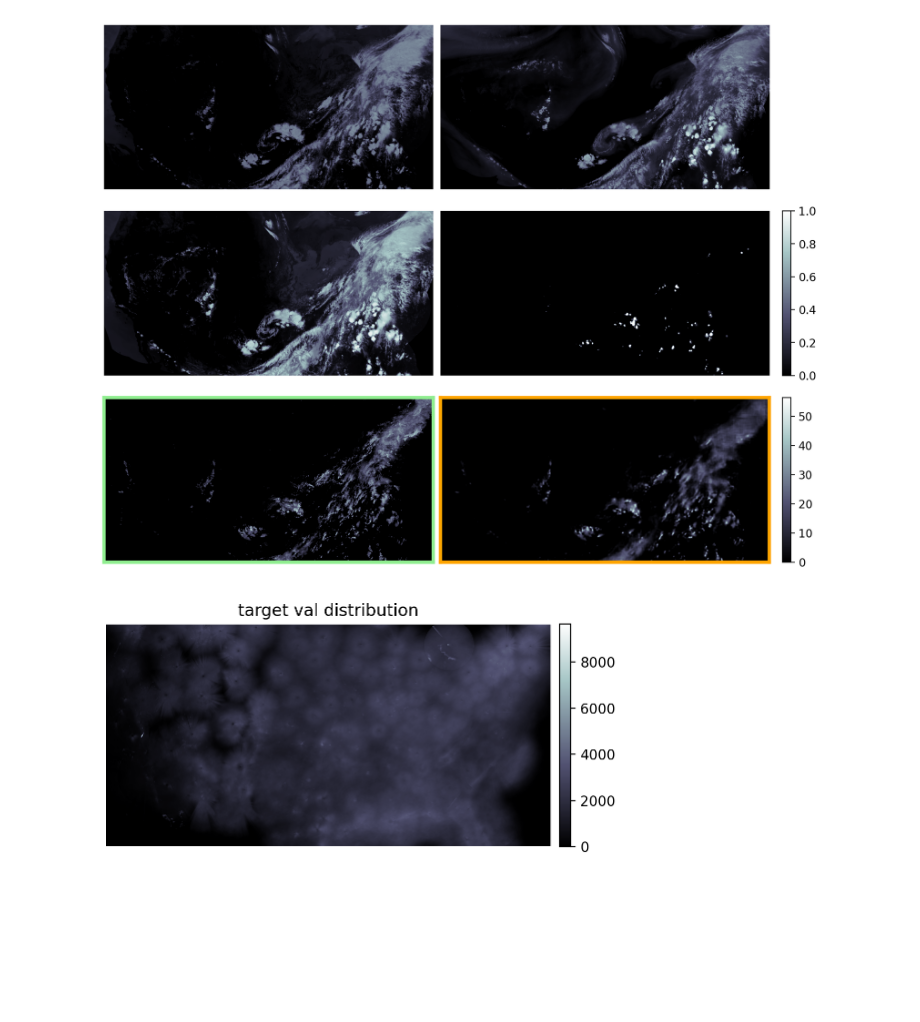
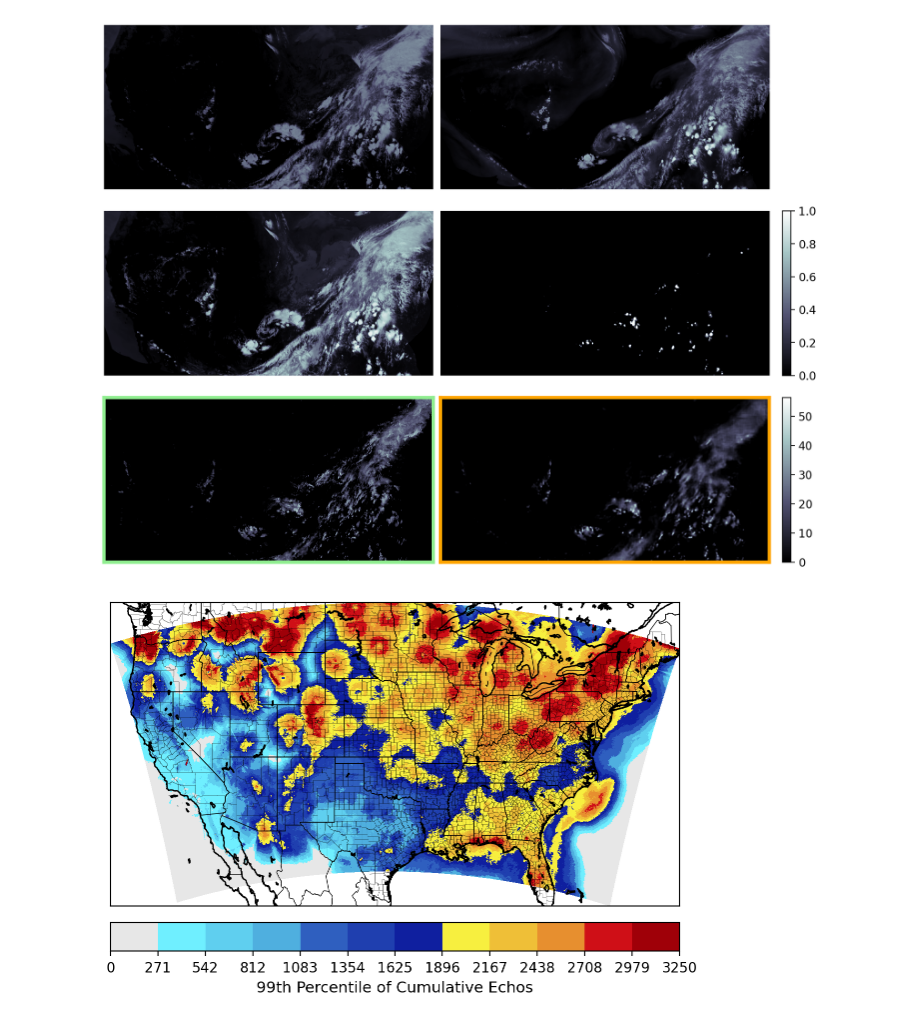
Before and after one commit to stockeh/srvit, a Jupyter notebook: notebooks/viz.ipynb, the cells around one changed output. Cells and saved outputs as stored; diff of their text form; code cells hidden in the pictures; blank space fills up the shorter version.

```diff
--- a/notebooks/viz.ipynb
+++ b/notebooks/viz.ipynb
@@ -135,11 +225,0 @@ output_sample_counts = np.load(os.path.join(data_dir, 'out', f'output_sample_cou
-# %%
-fig, ax = plt.subplots(1,1, figsize=(6,4))
-im = ax.imshow(distribution_sample_map, cmap='bone')
-ax.axis('off')
-fig.colorbar(im, ax=ax, fraction=0.024, pad=0.02)
-ax.set_title(f'target {dataset} distribution')
-# fig.savefig(f'../media/distribution_map_{dataset}.png', dpi=300, bbox_inches='tight')
-
-plt.show()
-# %% [output]
-[figure, removed]
@@ -152 +254,56 @@ from scipy.stats import gaussian_kde
+# %%
+## OLD
+# distribution_sample_map = np.flip(distribution_sample_map, axis=0)
+# fig, ax = plt.subplots(1,1, figsize=(6,4), constrained_layout=True)
+# im = ax.imshow(distribution_sample_map, cmap=cmap, norm=norm)
+# ax.axis('off')
+# cb = fig.colorbar(im, ax=ax, ticks=bounds, fraction=0.024, pad=0.02)
+# # fig.savefig(f'../media/distribution_map_{dataset}.png', dpi=300, bbox_inches='tight')
+# plt.show()
+
+hrrr_grid_file = '/mnt/conus3/jason_conus3/code/hrrr_grid.bin'
+
+nlon = 1799
+nlat = 1059
+count = nlat*nlon
+shape = (nlat,nlon)
+
+with open(hrrr_grid_file,'rb') as f:
+    lon = np.fromfile(f,dtype=np.float64,count=count).reshape(shape)
+    lat = np.fromfile(f,dtype=np.float64,count=count).reshape(shape)
+
+#TODO: close :)
+lon = lon[147:nlat-144, 153:nlon-110]
+lat = lat[147:nlat-144, 153:nlon-110]
+
+basemap = {}
+basemap['projection'] = 'cyl'
+basemap['resolution'] = 'i'
+basemap['fix_aspect'] = False
+basemap['llcrnrlon'] = lon.min()
+basemap['urcrnrlon'] = lon.max()
+basemap['llcrnrlat'] = lat.min()
+basemap['urcrnrlat'] = lat.max()
+basemap = Basemap(**basemap)
+
+x,y = basemap(lon,lat)
+
+fontsize = 11
+
+fig = plt.figure(figsize=(6,4), constrained_layout=True)
+plt.subplot(1, 1, 1)
+
+pcm = basemap.pcolormesh(x,y,distribution_sample_map,cmap=cmap,norm=norm)
+
+basemap.drawcoastlines()
+basemap.drawcountries()
+basemap.drawstates()
+basemap.drawcounties()
+
+cb = plt.colorbar(pcm,ticks=bounds,orientation='horizontal',fraction=0.1,pad=0.05)
+cb.set_label('99th Percentile of Cumulative Echos', fontsize=fontsize)
+
+fig.savefig(f'../media/distribution_map_{dataset}.png', dpi=300, bbox_inches='tight')
+# %% [output]
+[figure, added]
 # %%
```
Also changed, not shown: parts of 11 cells of this notebook, 48 other files.
